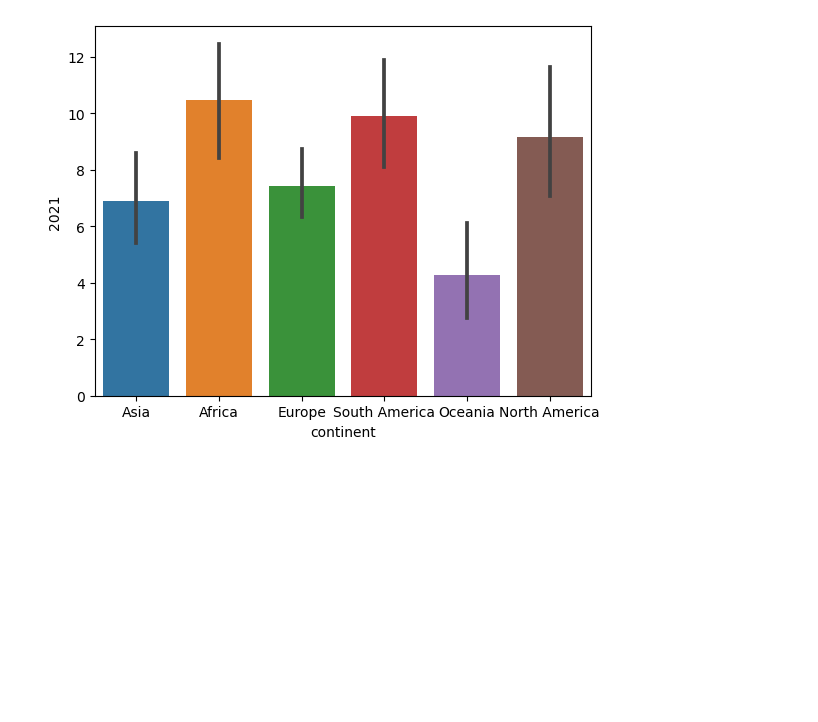
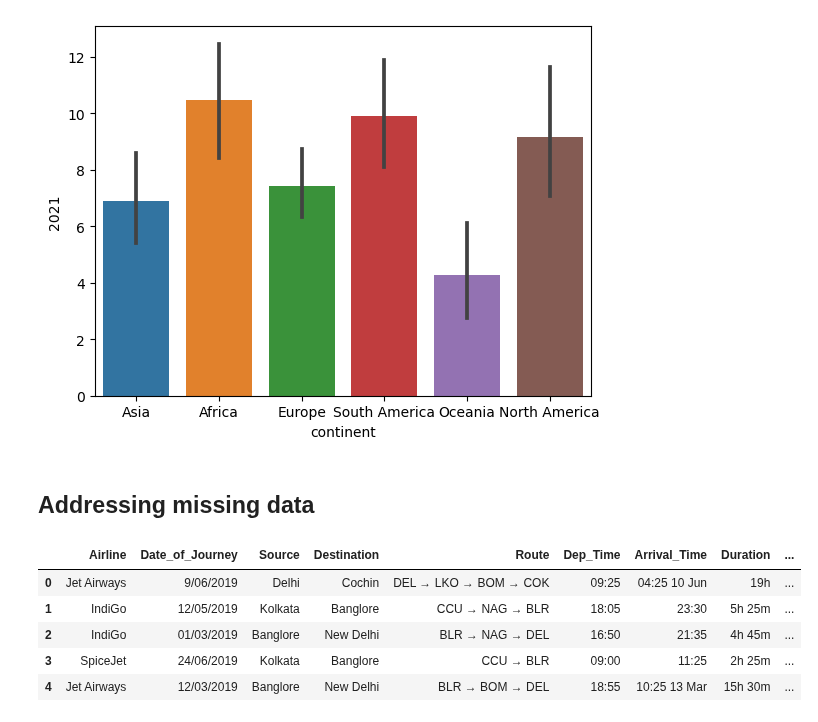
Before and after one commit to Daviedavie100/DatacampPythonDataAnalysis, a Jupyter notebook: Datacamp.ipynb, the cells around one changed output. Saved outputs shown, nothing was run; the diff lists cells and outputs as text; code cells hidden in the pictures; blank space fills up the shorter version.

```diff
--- a/Datacamp.ipynb
+++ b/Datacamp.ipynb
@@ -1241,3 +1241,15 @@ sns.barplot(data=df, x=df['continent'], y=df['2021'])
 plt.show()
 # %% [output]
 [figure]
+# %% [markdown]
+## Addressing missing data
+# %%
+planes=pd.read_csv("C:/Users/Davie/Documents/GitHub/DatacampPythonDataAnalysis/data/planes_ds.csv")
+planes.head(5)
+# %% [output]
+|  | Airline | Date_of_Journey | Source | Destination | Route | Dep_Time | Arrival_Time | Duration | ... |
+| 0 | Jet Airways | 9/06/2019 | Delhi | Cochin | DEL → LKO → BOM → COK | 09:25 | 04:25 10 Jun | 19h | ... |
+| 1 | IndiGo | 12/05/2019 | Kolkata | Banglore | CCU → NAG → BLR | 18:05 | 23:30 | 5h 25m | ... |
+| 2 | IndiGo | 01/03/2019 | Banglore | New Delhi | BLR → NAG → DEL | 16:50 | 21:35 | 4h 45m | ... |
+| 3 | SpiceJet | 24/06/2019 | Kolkata | Banglore | CCU → BLR | 09:00 | 11:25 | 2h 25m | ... |
+| 4 | Jet Airways | 12/03/2019 | Banglore | New Delhi | BLR → BOM → DEL | 18:55 | 10:25 13 Mar | 15h 30m | ... |
```
Also changed, not shown: parts of 9 cells of this notebook.
